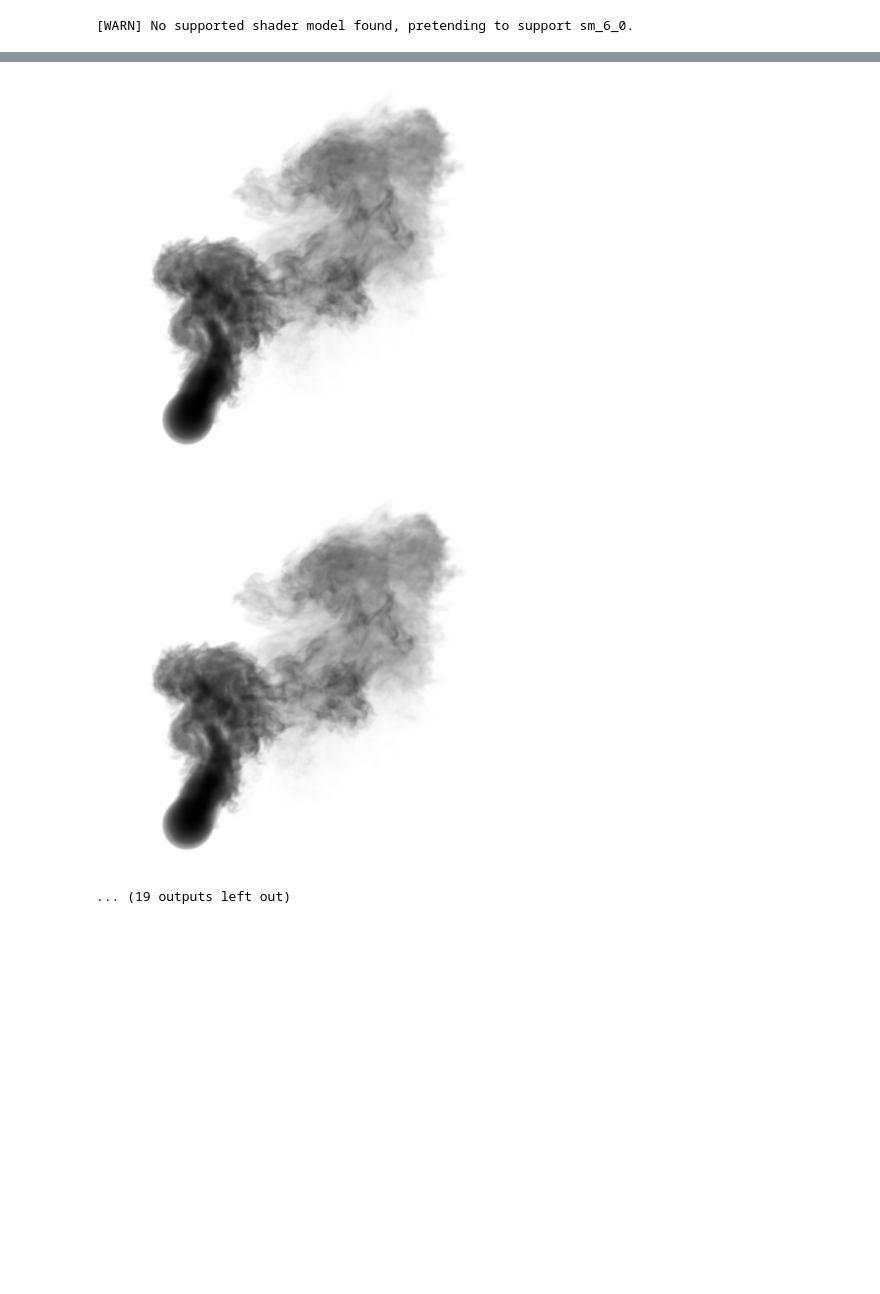
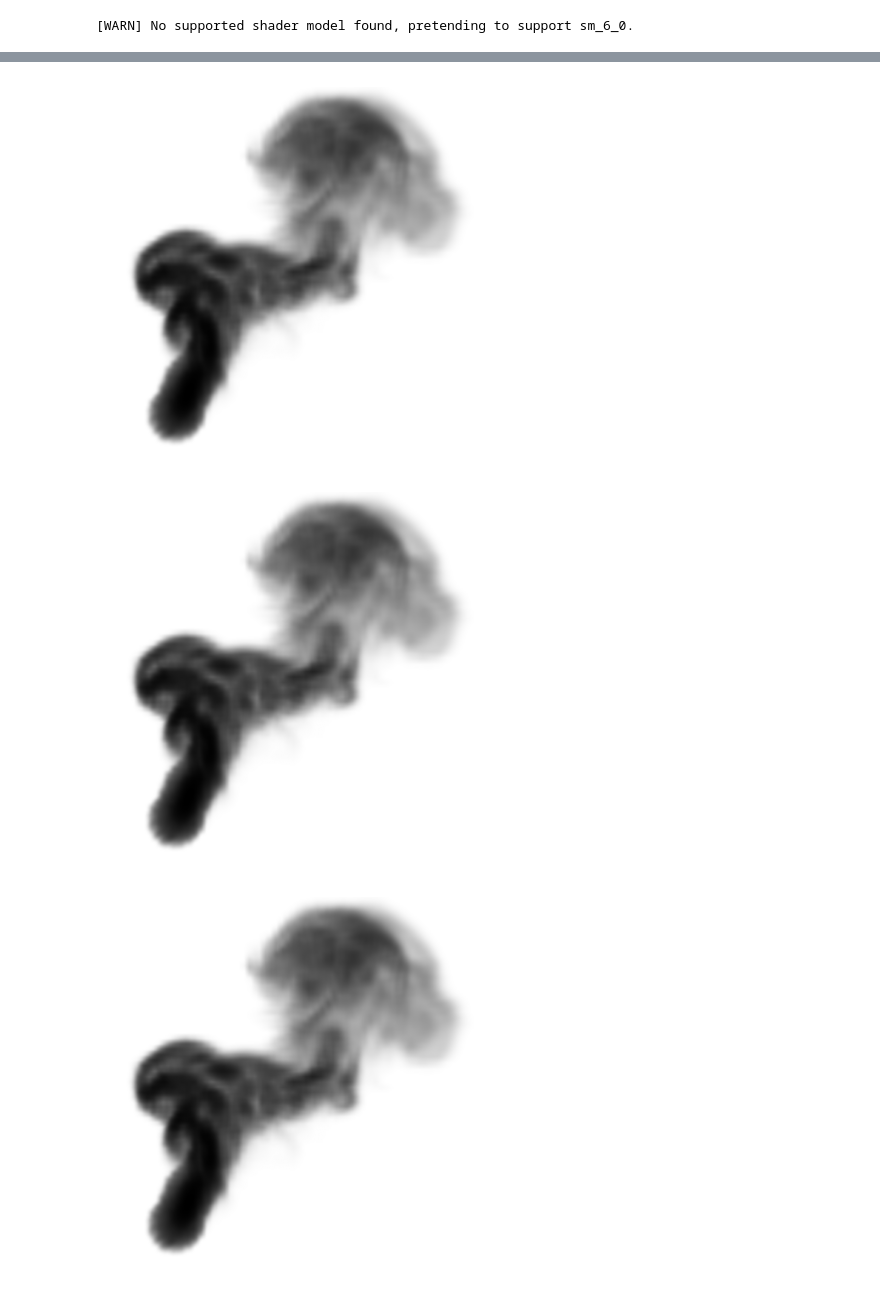
Before and after one commit to scottdmilner/cs231n-final-project, a Jupyter notebook: harness.ipynb, the cells around one changed output, grey strips where cells are left out. Cells and saved outputs as stored; diff of their text form; code cells hidden in the pictures; blank space fills up the shorter version.

```diff
--- a/harness.ipynb
+++ b/harness.ipynb
@@ -23,7 +23,7 @@ renderer_modules = RendererModules(device)
 [WARN] No supported shader model found, pretending to support sm_6_0.
 # %%
 # OUTPUT_IMG_SIZE = (800, 800)
-PROCESS_IMG_SIZE = (300, 300)
+PROCESS_IMG_SIZE = (200, 200)
 PREVIEW_IMG_SIZE = (500, 500)
 
 # create framebuffers
@@ -64,7 +64,7 @@ from cs231nfinal.data import DatasetID, DataSet
 import numpy as np
 from openvdb import FloatGrid
 
-dataset = DataSet.Get(DatasetID.SMOKE_MIDRES)
+dataset = DataSet.Get(DatasetID.SMOKE_LOWRES)
 
 data_array = np.zeros(dataset.resolution)
 grid = dataset.get_grid("density", frame=70, type=FloatGrid)
@@ -75,5 +75,6 @@ min, max = grid.evalMinMax()
 # normalize data
 data_array = 0.5 * ((data_array + min) / (max - min))
 
-CAMERA_POS = glm.vec3(25,0,0)
-VOLUME_POS = glm.vec3(0,3,4)
+# CAMERA_POS = glm.vec3(25,0,0)
+CAMERA_DIST = 23
+VOLUME_POS = glm.vec3(0,2.8,3.5)
@@ -97,10 +116,10 @@ def show_preview(dense_volume, cam_mat, fov):
     plt.axis("off")
     plt.show()
 # %%
-cam_transform = RandomCameraTransform(CAMERA_POS, sigma=1.0)
+cam_transform = RandomCameraTransform(CAMERA_DIST, kappa=100.0)
 fov = 40
 
-canonical_cam = next(RandomCameraTransform(CAMERA_POS, sigma=0))
+canonical_cam = next(RandomCameraTransform(CAMERA_DIST, kappa=np.inf))
 # %%
 
 _resize_transform = torchvision.transforms.Resize(PROCESS_IMG_SIZE)
@@ -110,11 +129,10 @@ prep_style = lambda t: _grayscale_transform(_resize_transform(t)).squeeze()
 style_img = prep_style(torchvision.io.read_image("data/style/good_ones/dark_matter_bw.png") / 255)
 # %%
 num_epochs = 150
-num_views = 6
-learning_rate = 5e-2
-# tv_weight_2d = 0.001
+num_views = 8
+learning_rate = 5e-3
 tv_weight_2d = 0
-tv_weight_3d = 0.007
+tv_weight_3d = 0.001
 
 input_tensor = torch.tensor(data_array.astype(np.float32), requires_grad=False)
 input_density_total = input_tensor.sum()
@@ -129,14 +147,14 @@ scheduler = torch.optim.lr_scheduler.ExponentialLR(optim, 0.99)
 for epoch in tqdm(range(num_epochs), desc="Epochs"):
     optim.zero_grad()
 
+    scaled_input = input_tensor * density_gain
     # preserve density
-    scaled_input = input_tensor * density_gain
     density_normalized_input = scaled_input * (input_density_total / scaled_input.sum())
     dense_volume = make_dense_volume(density_normalized_input)
 
     renderer.load_volume(volume=dense_volume)
 
-    if (epoch % 5) == 0:
+    if (epoch % 10) == 0:
         show_preview(dense_volume, canonical_cam, fov)
 
     gain_acc = np.zeros(input_tensor.shape).astype(np.float32)
@@ -153,24 +171,11 @@ for epoch in tqdm(range(num_epochs), desc="Epochs"):
 
         stylization = style_img.detach().clone()
 
-
-        # plt.imshow(volume_render.detach().numpy(), cmap="gray")
-        # plt.xlabel(f"Current vol; epoch: {epoch}, view: {i}")
-        # plt.show()
-        # plt.imshow(stylization.detach().numpy(), cmap="gray")
-        # plt.xlabel(f"Masked Style; epoch: {epoch}, view: {i}")
-        # plt.show()
-
         loss_fn = torch.nn.MSELoss()
         loss = loss_fn(volume_render, stylization) + tv_weight_2d * tv_image_loss_anisotropic(volume_render)
         batch_loss += loss.item()
 
         loss.backward()
-
-        # plt.imshow(volume_render.grad.detach().numpy())
-        # plt.xlabel(f"Image Gradient; epoch: {epoch}, view: {i}")
-        # plt.colorbar()
-        # plt.show()
 
         renderer.render_volume_backward(
             view_mat=view_mat,
@@ -184,7 +189,8 @@ for epoch in tqdm(range(num_epochs), desc="Epochs"):
     tv_loss.backward()
 
     with torch.no_grad():
-        density_gain.grad = density_gain.grad + torch.tensor(gain_acc) / input_tensor
+        density_gain.grad = density_gain.grad + (1 + torch.tensor(gain_acc) / (num_views * input_tensor) - density_gain)
+        # density_gain.grad = density_gain.grad + torch.tensor(gain_acc) / num_views
 
     optim.step()
 
@@ -225,3 +214,3 @@ metal 32023.850: /Users/milner/Documents/VSCode/CS231N/final-project/.venv/lib/p
-[figure, old version]
+[figure, new version]
-[figure, old version]
+[figure, new version]
-... (19 outputs left out)
+[figure, added]
```
Also changed, not shown: parts of 5 cells of this notebook, 3 other files.
